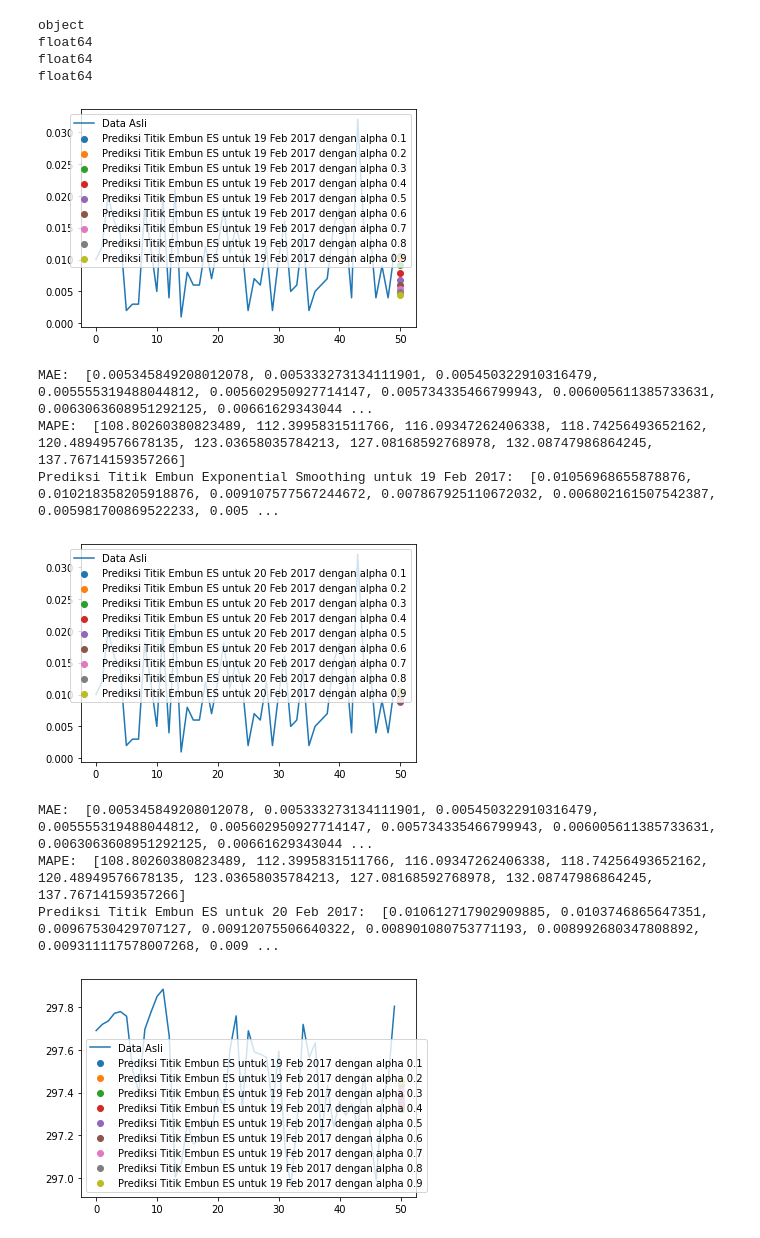
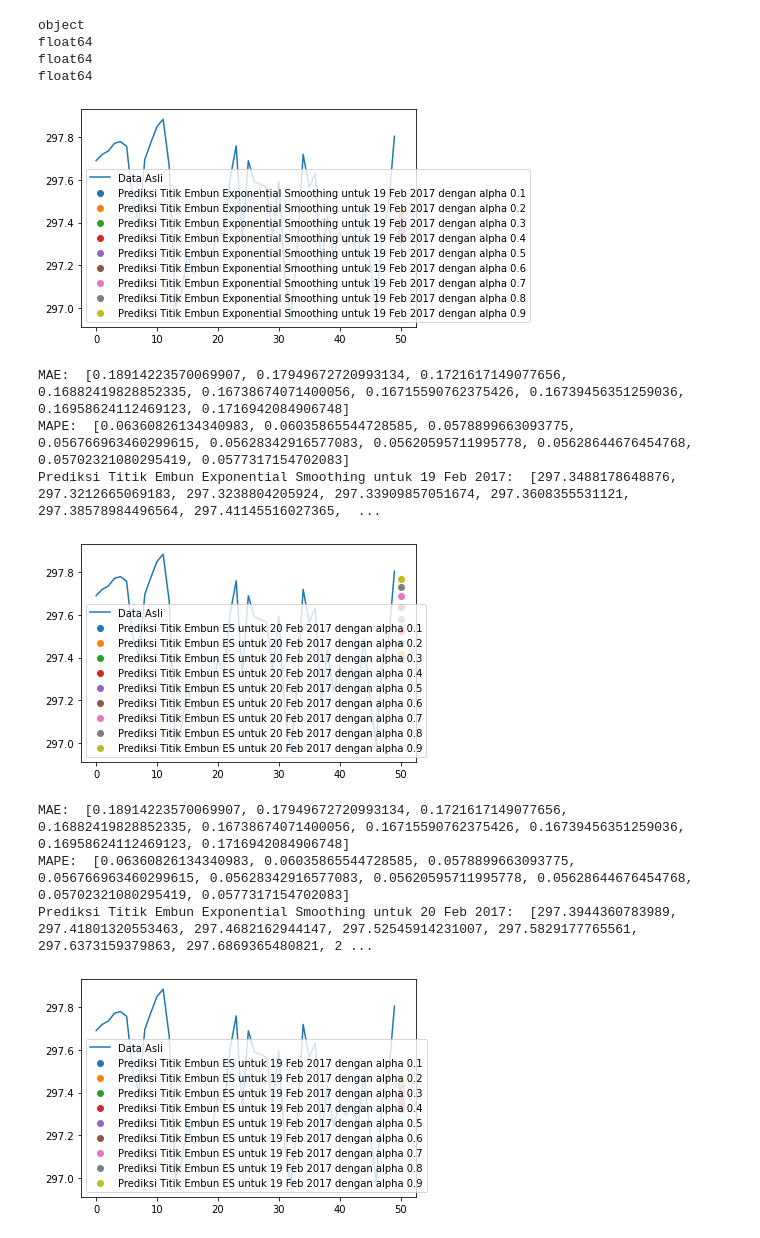
Before and after one commit to jeriko13/skripsi, a Jupyter notebook: Titik_Embun_ES.ipynb, the cells around one changed output. Drawn from its saved outputs; the diff is of its cells as text; code cells hidden in the pictures.

```diff
--- a/Titik_Embun_ES.ipynb
+++ b/Titik_Embun_ES.ipynb
@@ -143,10 +143,10 @@ from sklearn.metrics import mean_squared_error
 df = pd.read_csv("df_rainfall.csv", na_values=0, header=0, sep=';', names=['Date', 'dewpoint', 'temperature', 'rainfall'])
 
 # Mengganti tanda koma menjadi titik pada kolom curah hujan
-df['rainfall'] = df['rainfall'].str.replace(',', '.').astype(float)
+df['dewpoint'] = df['dewpoint'].str.replace(',', '.').astype(float)
 
 # Mengambil 50 data pertama
-data = df['rainfall'].values[:50]
+data = df['dewpoint'].values[:50]
 
 # Membuat fungsi untuk exponential smoothing
 def exponential_smoothing(alpha, data):
@@ -155,41 +155,41 @@ def exponential_smoothing(alpha, data):
         f_t = f[t-1] + alpha*(data[t-1]-f[t-1])
         f.append(f_t)
     return f
 
 # Menghitung exponential smoothing dengan alpha 0.1-0.9
 alpha = [0.1, 0.2, 0.3, 0.4, 0.5, 0.6, 0.7, 0.8, 0.9]
 prediksi = []
 for a in alpha:
     f = exponential_smoothing(a, data)
     prediksi.append(f[-1])
 
 # Menampilkan data asli dan hasil prediksi
 plt.plot(data, label='Data Asli')
 for a, p in zip(alpha, prediksi):
-    plt.scatter(50, p, label='Prediksi Titik Embun ES untuk 19 Feb 2017 dengan alpha {}'.format(a))
+    plt.scatter(50, p, label='Prediksi Titik Embun Exponential Smoothing untuk 19 Feb 2017 dengan alpha {}'.format(a))
 plt.legend()
 plt.show()
 
 # Evaluasi model dengan menghitung MSE, RMSE, MAE, dan MAPE
 mae = []
 mape = []
 for a in alpha:
     f = exponential_smoothing(a, data)
     mae.append(np.mean(np.abs(data - f)))
     mape.append(np.mean(np.abs((data - f) / data)) * 100)
 
 # Menampilkan hasil evaluasi
 print("MAE: ", mae)
 print("MAPE: ", mape)
 print("Prediksi Titik Embun Exponential Smoothing untuk 19 Feb 2017: ", prediksi)
 # %% [output]
-[figure, old version]
+[figure, new version]
-MAE:  [0.005345849208012078, 0.005333273134111901, 0.005450322910316479, 0.005555319488044812, 0.005602950927714147, 0.005734335466799943, 0.006005611385733631, 0.0063063608951292125, 0.00661629343044 ...
-MAPE:  [108.80260380823489, 112.3995831511766, 116.09347262406338, 118.74256493652162, 120.48949576678135, 123.03658035784213, 127.08168592768978, 132.08747986864245, 137.76714159357266]
-Prediksi Titik Embun Exponential Smoothing untuk 19 Feb 2017:  [0.01056968655878876, 0.010218358205918876, 0.009107577567244672, 0.007867925110672032, 0.006802161507542387, 0.005981700869522233, 0.005 ...
+MAE:  [0.18914223570069907, 0.17949672720993134, 0.1721617149077656, 0.16882419828852335, 0.16738674071400056, 0.16715590762375426, 0.16739456351259036, 0.16958624112469123, 0.1716942084906748]
+MAPE:  [0.06360826134340983, 0.06035865544728585, 0.0578899663093775, 0.056766963460299615, 0.05628342916577083, 0.05620595711995778, 0.05628644676454768, 0.05702321080295419, 0.0577317154702083]
+Prediksi Titik Embun Exponential Smoothing untuk 19 Feb 2017:  [297.3488178648876, 297.3212665069183, 297.3238804205924, 297.33909857051674, 297.3608355531121, 297.38578984496564, 297.41145516027365,  ...
 # %%
 # Mengambil 51 data pertama (termasuk data pada tanggal 20 Feb 2017)
-data = df['rainfall'].values[:51]
+data = df['dewpoint'].values[:51]
 
 # Membuat prediksi dengan alpha 0.1-0.9
 alpha = [0.1, 0.2, 0.3, 0.4, 0.5, 0.6, 0.7, 0.8, 0.9]
@@ -216,12 +216,12 @@ for a in alpha:
 # Menampilkan hasil evaluasi
 print("MAE: ", mae)
 print("MAPE: ", mape)
-print("Prediksi Titik Embun ES untuk 20 Feb 2017: ", prediksi)
+print("Prediksi Titik Embun Exponential Smoothing untuk 20 Feb 2017: ", prediksi)
 # %% [output]
-[figure, old version]
+[figure, new version]
-MAE:  [0.005345849208012078, 0.005333273134111901, 0.005450322910316479, 0.005555319488044812, 0.005602950927714147, 0.005734335466799943, 0.006005611385733631, 0.0063063608951292125, 0.00661629343044 ...
-MAPE:  [108.80260380823489, 112.3995831511766, 116.09347262406338, 118.74256493652162, 120.48949576678135, 123.03658035784213, 127.08168592768978, 132.08747986864245, 137.76714159357266]
-Prediksi Titik Embun ES untuk 20 Feb 2017:  [0.010612717902909885, 0.0103746865647351, 0.00967530429707127, 0.00912075506640322, 0.008901080753771193, 0.008992680347808892, 0.009311117578007268, 0.009 ...
+MAE:  [0.18914223570069907, 0.17949672720993134, 0.1721617149077656, 0.16882419828852335, 0.16738674071400056, 0.16715590762375426, 0.16739456351259036, 0.16958624112469123, 0.1716942084906748]
+MAPE:  [0.06360826134340983, 0.06035865544728585, 0.0578899663093775, 0.056766963460299615, 0.05628342916577083, 0.05620595711995778, 0.05628644676454768, 0.05702321080295419, 0.0577317154702083]
+Prediksi Titik Embun Exponential Smoothing untuk 20 Feb 2017:  [297.3944360783989, 297.41801320553463, 297.4682162944147, 297.52545914231007, 297.5829177765561, 297.6373159379863, 297.6869365480821, 2 ...
 # %%
 import pandas as pd
 import numpy as np
```
